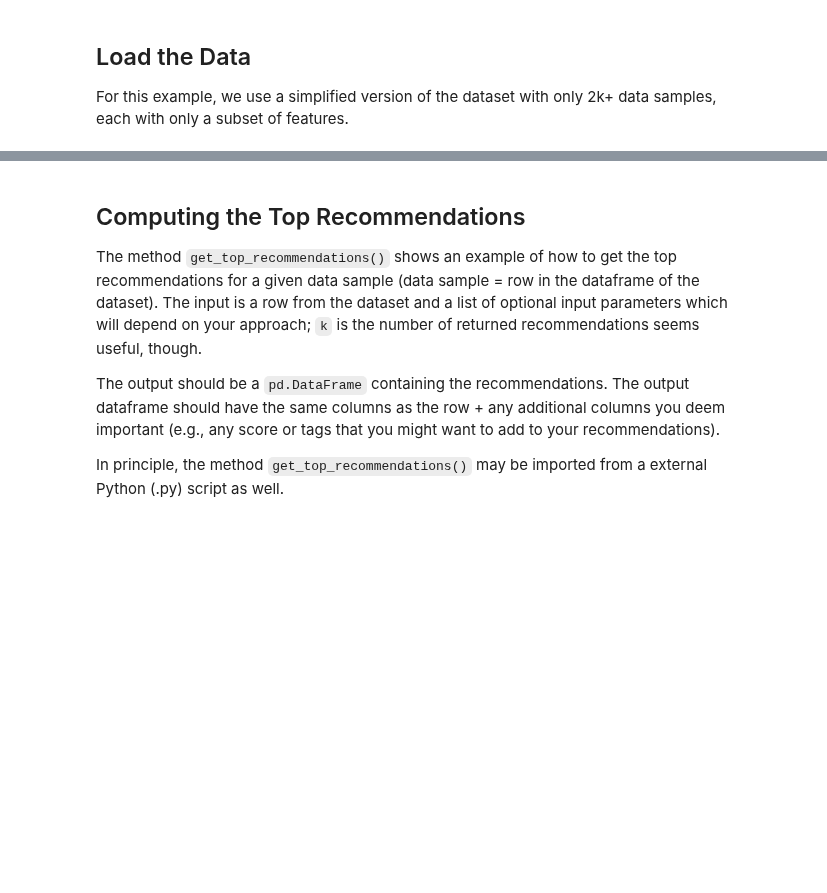
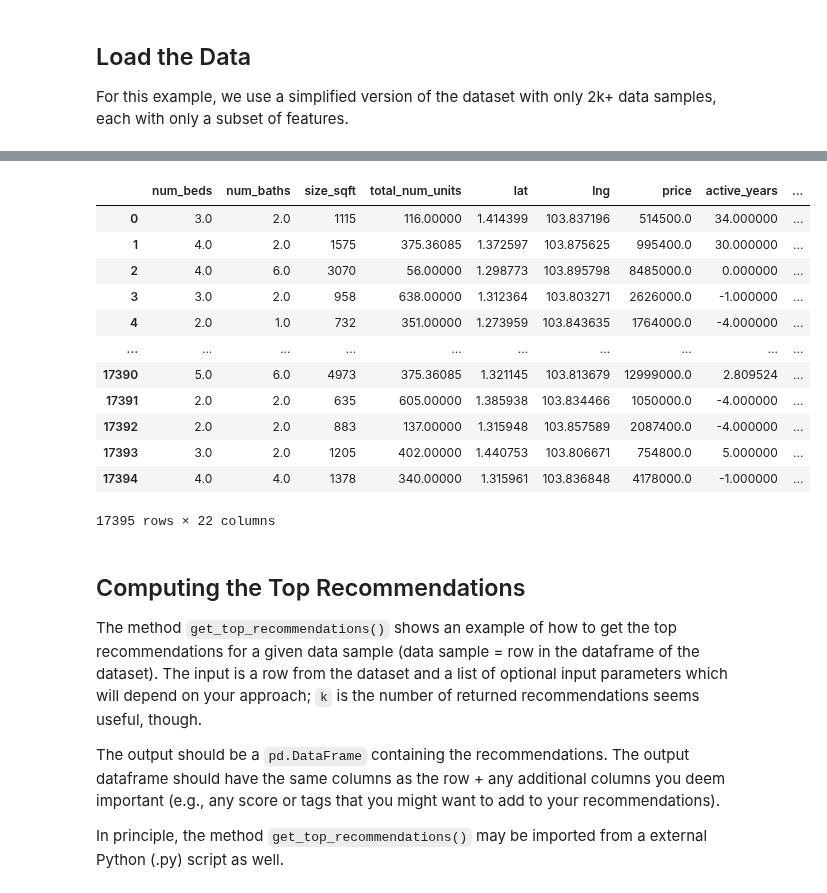
Before and after one commit to Joanna-Khek/CS5228_TeamMaverick, a Jupyter notebook: src/task2/cs5228-project-task2-notebook-skeleton/cs5228-project-task2-notebook-skeleton.ipynb, the cells around one changed output, grey strips where cells are left out. Cells and saved outputs as stored; diff of their text form; code cells hidden in the pictures; blank space fills up the shorter version.

```diff
--- a/src/task2/cs5228-project-task2-notebook-skeleton/cs5228-project-task2-notebook-skeleton.ipynb
+++ b/src/task2/cs5228-project-task2-notebook-skeleton/cs5228-project-task2-notebook-skeleton.ipynb
@@ -26,6 +34,23 @@ df_sample.head()
 | 2 | 445021 | 4 bed condo for sale in nouvel 18 | nouvel 18 | condo | 2014.0 | 4.0 | 3.0 | 2476 | ... |
 | 3 | 252293 | hdb flat for sale in 467 jurong w... | hong kah ville | hdb | 1985.0 | 3.0 | 2.0 | 1302 | ... |
 | 4 | 926453 | hdb flat for sale in 664b punggol... | waterway sunbeam | Hdb 5 Rooms | 2016.0 | 3.0 | 2.0 | 1184 | ... |
+# %%
+df_train = pd.read_csv("../../../clean_data/train_preproc.csv", index_col=0)
+df_train
+# %% [output]
+|  | num_beds | num_baths | size_sqft | total_num_units | lat | lng | price | active_years | ... |
+| 0 | 3.0 | 2.0 | 1115 | 116.00000 | 1.414399 | 103.837196 | 514500.0 | 34.000000 | ... |
+| 1 | 4.0 | 2.0 | 1575 | 375.36085 | 1.372597 | 103.875625 | 995400.0 | 30.000000 | ... |
+| 2 | 4.0 | 6.0 | 3070 | 56.00000 | 1.298773 | 103.895798 | 8485000.0 | 0.000000 | ... |
+| 3 | 3.0 | 2.0 | 958 | 638.00000 | 1.312364 | 103.803271 | 2626000.0 | -1.000000 | ... |
+| 4 | 2.0 | 1.0 | 732 | 351.00000 | 1.273959 | 103.843635 | 1764000.0 | -4.000000 | ... |
+| ... | ... | ... | ... | ... | ... | ... | ... | ... | ... |
+| 17390 | 5.0 | 6.0 | 4973 | 375.36085 | 1.321145 | 103.813679 | 12999000.0 | 2.809524 | ... |
+| 17391 | 2.0 | 2.0 | 635 | 605.00000 | 1.385938 | 103.834466 | 1050000.0 | -4.000000 | ... |
+| 17392 | 2.0 | 2.0 | 883 | 137.00000 | 1.315948 | 103.857589 | 2087400.0 | -4.000000 | ... |
+| 17393 | 3.0 | 2.0 | 1205 | 402.00000 | 1.440753 | 103.806671 | 754800.0 | 5.000000 | ... |
+| 17394 | 4.0 | 4.0 | 1378 | 340.00000 | 1.315961 | 103.836848 | 4178000.0 | -1.000000 | ... |
+17395 rows × 22 columns
 # %% [markdown]
 ## Computing the Top Recommendations
 
```
Also changed, not shown: parts of 7 cells of this notebook.
